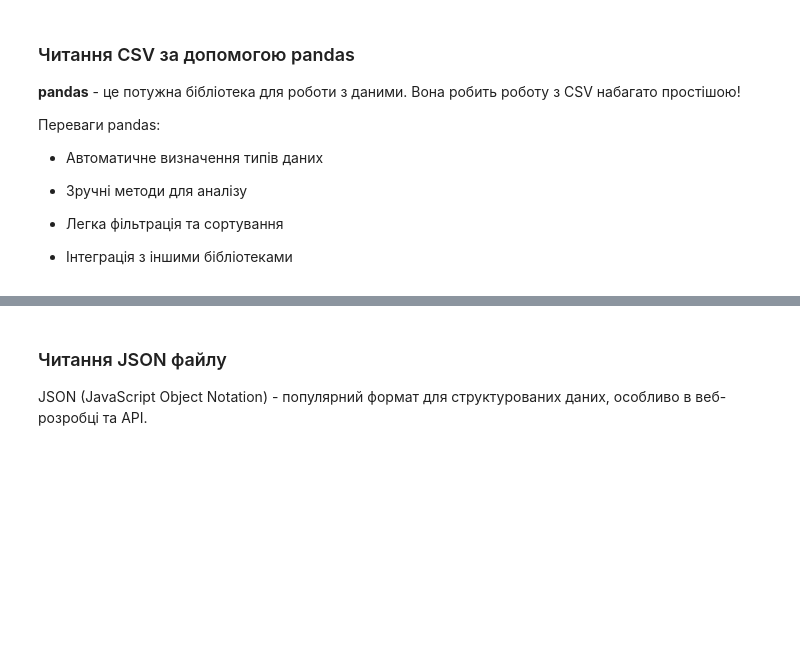
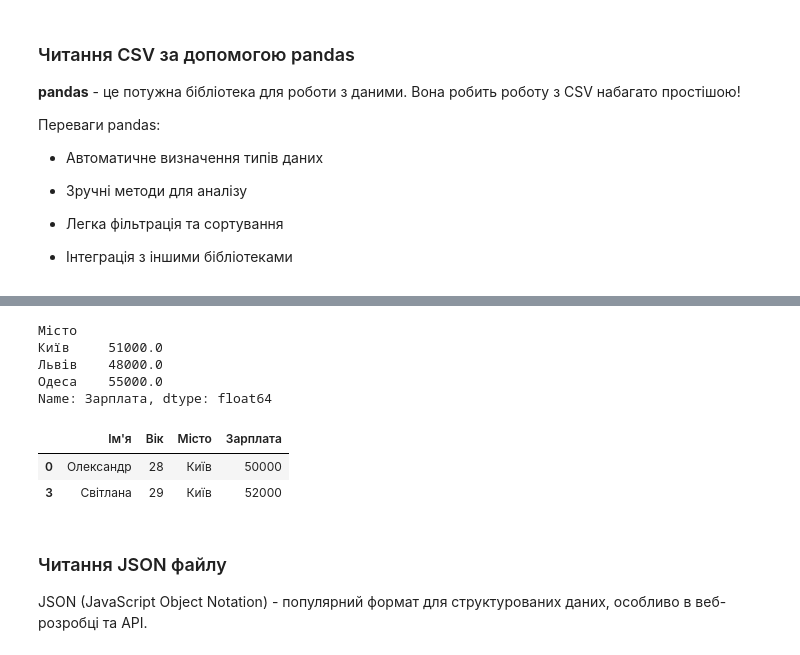
Before and after one commit to yevheniihorbatyuk/python_core_tutorial, a Jupyter notebook: _02/fundamentals_notebook.ipynb, the cells around one changed output, grey strips where cells are left out. Cells and saved outputs as stored; diff of their text form; code cells hidden in the pictures; blank space fills up the shorter version.

```diff
--- a/_02/fundamentals_notebook.ipynb
+++ b/_02/fundamentals_notebook.ipynb
@@ -675,0 +737,16 @@ df
+# %%
+
+
+df.groupby('Місто')['Зарплата'].mean()
+# %% [output]
+Місто
+Київ     51000.0
+Львів    48000.0
+Одеса    55000.0
+Name: Зарплата, dtype: float64
+# %%
+df[df['Місто'] == 'Київ']
+# %% [output]
+|  | Ім'я | Вік | Місто | Зарплата |
+| 0 | Олександр | 28 | Київ | 50000 |
+| 3 | Світлана | 29 | Київ | 52000 |
```
Also changed, not shown: parts of 28 cells of this notebook, 1 other file.
